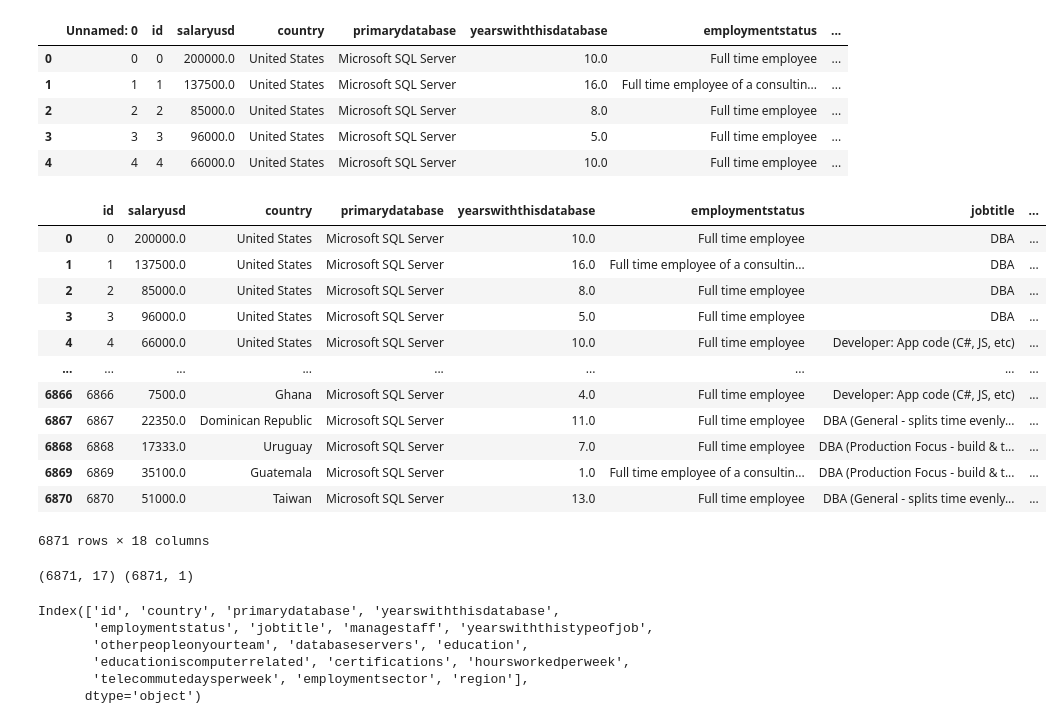
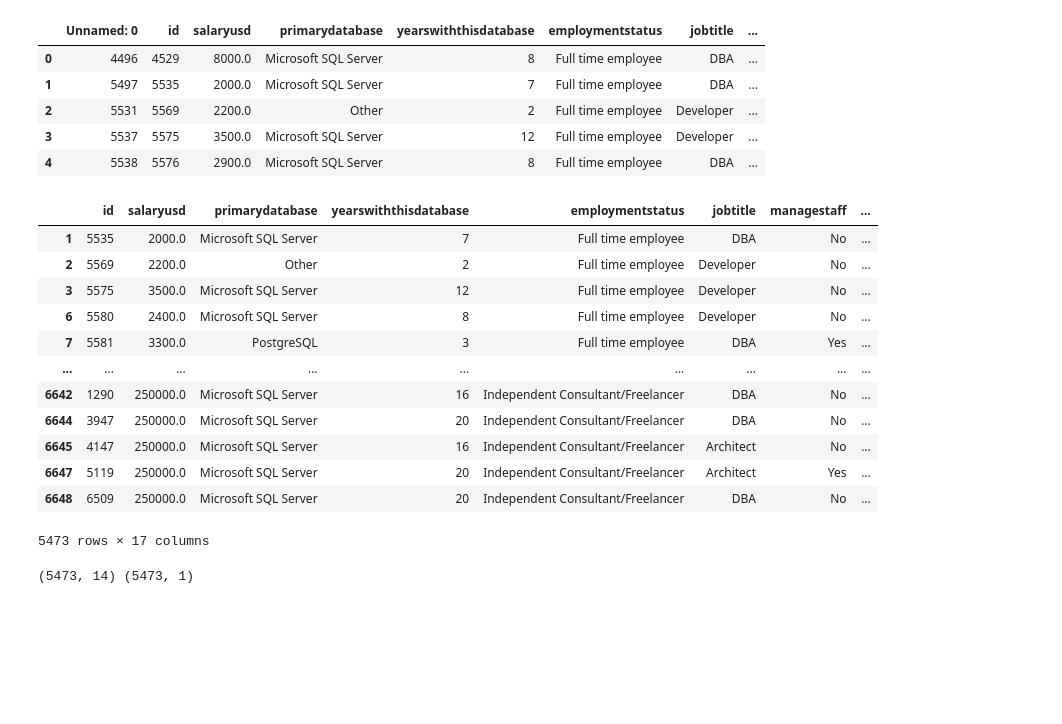
Before and after one commit to adrianavandeguchte/PredictYourSalary, a Jupyter notebook: notebooks/model_base.ipynb, the cells around one changed output. Cells and saved outputs as stored; diff of their text form; code cells hidden in the pictures; blank space fills up the shorter version.

```diff
--- a/notebooks/model_base.ipynb
+++ b/notebooks/model_base.ipynb
@@ -13,47 +13,43 @@ import pandas as pd
 import matplotlib.pyplot as plt
 # %%
 # import csv to df
-salary_df1 = pd.read_csv("../exported_data/salary_data1.csv")
+salary_df1 = pd.read_csv("../exported_data/salary_data1_new2.csv")
 salary_df1.head()
 # %% [output]
-|  | Unnamed: 0 | id | salaryusd | country | primarydatabase | yearswiththisdatabase | employmentstatus | ... |
-| 0 | 0 | 0 | 200000.0 | United States | Microsoft SQL Server | 10.0 | Full time employee | ... |
-| 1 | 1 | 1 | 137500.0 | United States | Microsoft SQL Server | 16.0 | Full time employee of a consultin... | ... |
-| 2 | 2 | 2 | 85000.0 | United States | Microsoft SQL Server | 8.0 | Full time employee | ... |
-| 3 | 3 | 3 | 96000.0 | United States | Microsoft SQL Server | 5.0 | Full time employee | ... |
-| 4 | 4 | 4 | 66000.0 | United States | Microsoft SQL Server | 10.0 | Full time employee | ... |
+|  | Unnamed: 0 | id | salaryusd | primarydatabase | yearswiththisdatabase | employmentstatus | jobtitle | ... |
+| 0 | 4496 | 4529 | 8000.0 | Microsoft SQL Server | 8 | Full time employee | DBA | ... |
+| 1 | 5497 | 5535 | 2000.0 | Microsoft SQL Server | 7 | Full time employee | DBA | ... |
+| 2 | 5531 | 5569 | 2200.0 | Other | 2 | Full time employee | Developer | ... |
+| 3 | 5537 | 5575 | 3500.0 | Microsoft SQL Server | 12 | Full time employee | Developer | ... |
+| 4 | 5538 | 5576 | 2900.0 | Microsoft SQL Server | 8 | Full time employee | DBA | ... |
 # %%
 del salary_df1["Unnamed: 0"]
+
+salary_df1 = salary_df1.dropna()
+
 salary_df1
 # %% [output]
-|  | id | salaryusd | country | primarydatabase | yearswiththisdatabase | employmentstatus | jobtitle | ... |
-| 0 | 0 | 200000.0 | United States | Microsoft SQL Server | 10.0 | Full time employee | DBA | ... |
-| 1 | 1 | 137500.0 | United States | Microsoft SQL Server | 16.0 | Full time employee of a consultin... | DBA | ... |
-| 2 | 2 | 85000.0 | United States | Microsoft SQL Server | 8.0 | Full time employee | DBA | ... |
-| 3 | 3 | 96000.0 | United States | Microsoft SQL Server | 5.0 | Full time employee | DBA | ... |
-| 4 | 4 | 66000.0 | United States | Microsoft SQL Server | 10.0 | Full time employee | Developer: App code (C#, JS, etc) | ... |
+|  | id | salaryusd | primarydatabase | yearswiththisdatabase | employmentstatus | jobtitle | managestaff | ... |
+| 1 | 5535 | 2000.0 | Microsoft SQL Server | 7 | Full time employee | DBA | No | ... |
+| 2 | 5569 | 2200.0 | Other | 2 | Full time employee | Developer | No | ... |
+| 3 | 5575 | 3500.0 | Microsoft SQL Server | 12 | Full time employee | Developer | No | ... |
+| 6 | 5580 | 2400.0 | Microsoft SQL Server | 8 | Full time employee | Developer | No | ... |
+| 7 | 5581 | 3300.0 | PostgreSQL | 3 | Full time employee | DBA | Yes | ... |
 | ... | ... | ... | ... | ... | ... | ... | ... | ... |
-| 6866 | 6866 | 7500.0 | Ghana | Microsoft SQL Server | 4.0 | Full time employee | Developer: App code (C#, JS, etc) | ... |
-| 6867 | 6867 | 22350.0 | Dominican Republic | Microsoft SQL Server | 11.0 | Full time employee | DBA (General - splits time evenly... | ... |
-| 6868 | 6868 | 17333.0 | Uruguay | Microsoft SQL Server | 7.0 | Full time employee | DBA (Production Focus - build & t... | ... |
-| 6869 | 6869 | 35100.0 | Guatemala | Microsoft SQL Server | 1.0 | Full time employee of a consultin... | DBA (Production Focus - build & t... | ... |
-| 6870 | 6870 | 51000.0 | Taiwan | Microsoft SQL Server | 13.0 | Full time employee | DBA (General - splits time evenly... | ... |
+| 6642 | 1290 | 250000.0 | Microsoft SQL Server | 16 | Independent Consultant/Freelancer | DBA | No | ... |
+| 6644 | 3947 | 250000.0 | Microsoft SQL Server | 20 | Independent Consultant/Freelancer | DBA | No | ... |
+| 6645 | 4147 | 250000.0 | Microsoft SQL Server | 16 | Independent Consultant/Freelancer | Architect | No | ... |
+| 6647 | 5119 | 250000.0 | Microsoft SQL Server | 20 | Independent Consultant/Freelancer | Architect | Yes | ... |
+| 6648 | 6509 | 250000.0 | Microsoft SQL Server | 20 | Independent Consultant/Freelancer | DBA | No | ... |
-6871 rows × 18 columns
+5473 rows × 17 columns
 # %%
 # sets X as every columns except koi_disposition
-X = salary_df1.drop("salaryusd", axis=1)
+X1 = salary_df1.drop("averagesalaryusdbins", axis=1)
+X2 = X1.drop("id", axis=1)
+X = X2.drop("salaryusd", axis=1)
 # sets y to koi_disposition
-y = salary_df1["salaryusd"].values.reshape(-1, 1)
+y = salary_df1["averagesalaryusdbins"].values.reshape(-1, 1)
 
 print(X.shape, y.shape)
 # %% [output]
-(6871, 17) (6871, 1)
+(5473, 14) (5473, 1)
-# %%
-X.keys()
-# %% [output]
-Index(['id', 'country', 'primarydatabase', 'yearswiththisdatabase',
-       'employmentstatus', 'jobtitle', 'managestaff', 'yearswiththistypeofjob',
-       'otherpeopleonyourteam', 'databaseservers', 'education',
-       'educationiscomputerrelated', 'certifications', 'hoursworkedperweek',
-       'telecommutedaysperweek', 'employmentsector', 'region'],
-      dtype='object')
```
Also changed, not shown: parts of 24 cells of this notebook.
